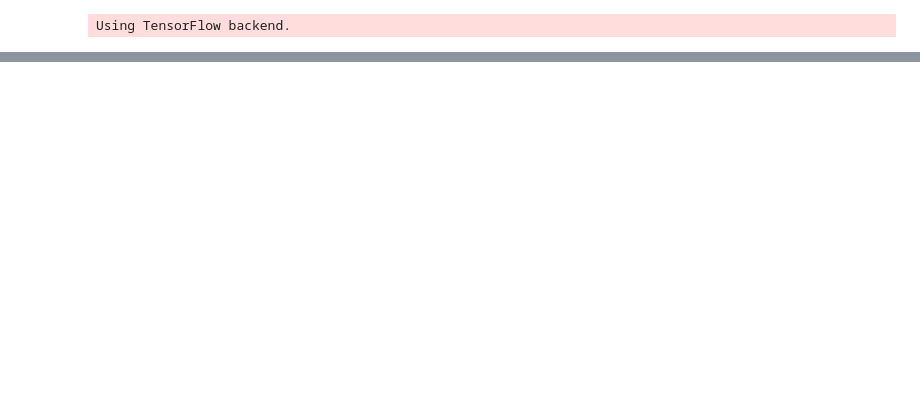
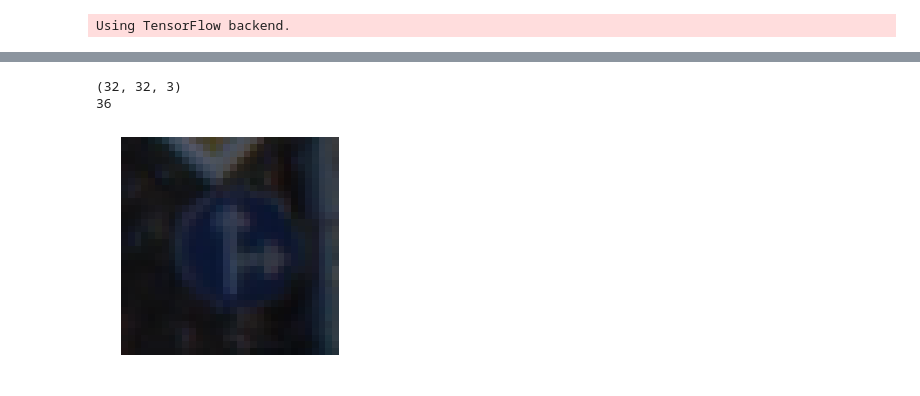
Before and after one commit to tvaditya/introautonomousvehicles, a Jupyter notebook: ClassifyRoadSigns.ipynb, the cells around one changed output, grey strips where cells are left out. Saved outputs shown, nothing was run; the diff lists cells and outputs as text; code cells hidden in the pictures; blank space fills up the shorter version.

```diff
--- a/ClassifyRoadSigns.ipynb
+++ b/ClassifyRoadSigns.ipynb
@@ -20,0 +96,11 @@ from keras.callbacks import LearningRateScheduler, ModelCheckpoint
+# %%
+import cv2
+
+plt.imshow(X_train[1000])
+plt.axis("off")
+print(X_train[1000].shape)
+print(y_train[1000])
+# %% [output]
+(32, 32, 3)
+36
+[figure, added]
```
Also changed, not shown: parts of 34 cells of this notebook.
